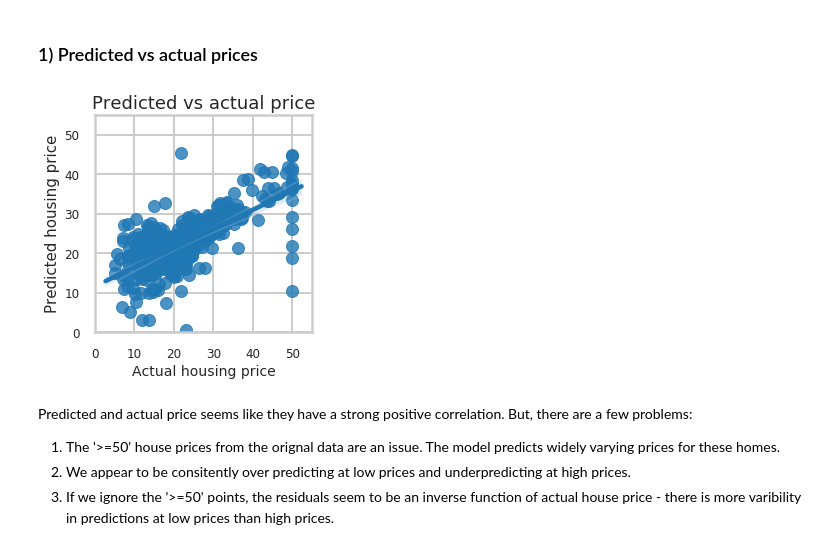
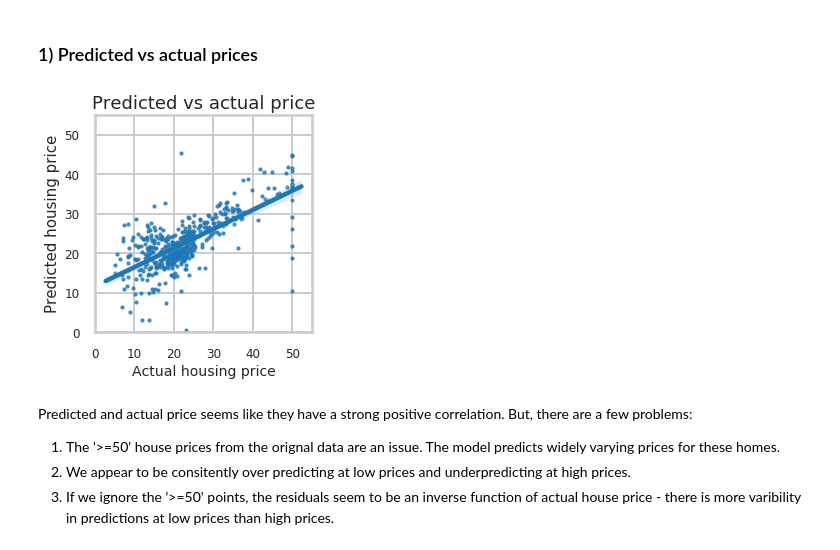
Before and after one commit to gperdrizet/linear_regression, a Jupyter notebook: Mini_Project_Linear_Regression.ipynb, the cells around one changed output. Saved outputs shown, nothing was run; the diff lists cells and outputs as text; code cells hidden in the pictures.

```diff
--- a/Mini_Project_Linear_Regression.ipynb
+++ b/Mini_Project_Linear_Regression.ipynb
@@ -614,17 +648,17 @@ Let's see how our model actually fit our data. We can see below that there is a
 ### 1) Predicted vs actual prices
 # %%
 # your turn
-ax = sns.regplot(y=m.fittedvalues, x=bos.PRICE, fit_reg = True)
+ax = sns.regplot(y=m.fittedvalues, x=bos.PRICE, fit_reg=True, scatter_kws={'s':10})
 ax.tick_params(labelsize=12)
 ax.set_title('Predicted vs actual price', fontsize=18)
 ax.set_xlabel('Actual housing price', fontsize=14)
 ax.set_ylabel('Predicted housing price', fontsize=15)
 ax.set_xlim(0, 55)
 ax.set_ylim(0, 55)
 ax.set_aspect('equal', 'box')
 ax.yaxis.set_major_formatter(FormatStrFormatter('%.0f'))
 # %% [output]
-[figure, old version]
+[figure, new version]
 # %% [markdown]
 Predicted and actual price seems like they have a strong positive correlation. But, there are a few problems:
 1. The '>=50' house prices from the orignal data are an issue. The model predicts widely varying prices for these homes.
```
Also changed, not shown: parts of 80 cells of this notebook.
